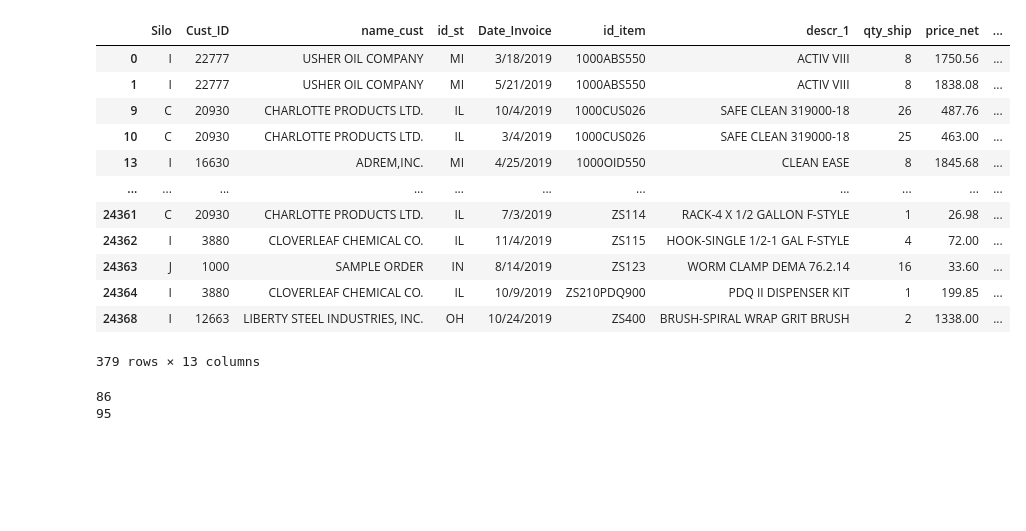
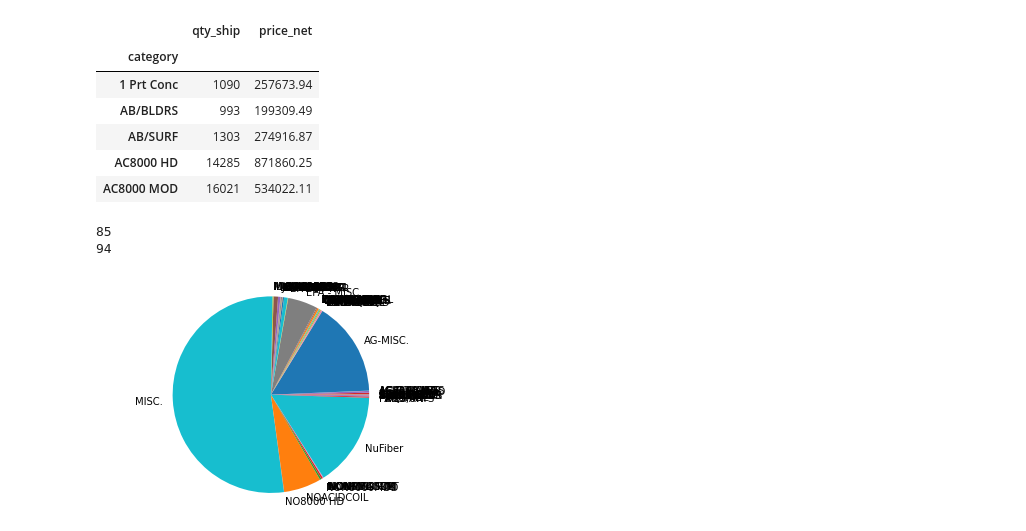
Before and after one commit to aadeba5/Project1, a Jupyter notebook: Nuance_Eric.ipynb, the cells around one changed output. Cells and saved outputs as stored; diff of their text form; code cells hidden in the pictures; blank space fills up the shorter version.

Commit message:
Updated sales csv

```diff
--- a/Nuance_Eric.ipynb
+++ b/Nuance_Eric.ipynb
@@ -61,25 +61,19 @@ twenty_19_sales
 # %%
-category_sales_2019 = twenty_19_sales.groupby(['code_cat_prdt'])
-category_sales_2020 = twenty_20_sales.groupby(['code_cat_prdt'])
+category_sales_2019 = twenty_19_sales.groupby(['category']).sum()
+category_sales_2020 = twenty_20_sales.groupby(['category'])
 # %%
-category_sales_2019.head()
+category_sales_2019.
 # %% [output]
-|  | Silo | Cust_ID | name_cust | id_st | Date_Invoice | id_item | descr_1 | qty_ship | price_net | ... |
-| 0 | I | 22777 | USHER OIL COMPANY | MI | 3/18/2019 | 1000ABS550 | ACTIV VIII | 8 | 1750.56 | ... |
-| 1 | I | 22777 | USHER OIL COMPANY | MI | 5/21/2019 | 1000ABS550 | ACTIV VIII | 8 | 1838.08 | ... |
-| 9 | C | 20930 | CHARLOTTE PRODUCTS LTD. | IL | 10/4/2019 | 1000CUS026 | SAFE CLEAN 319000-18 | 26 | 487.76 | ... |
-| 10 | C | 20930 | CHARLOTTE PRODUCTS LTD. | IL | 3/4/2019 | 1000CUS026 | SAFE CLEAN 319000-18 | 25 | 463.00 | ... |
-| 13 | I | 16630 | ADREM,INC. | MI | 4/25/2019 | 1000OID550 | CLEAN EASE | 8 | 1845.68 | ... |
-| ... | ... | ... | ... | ... | ... | ... | ... | ... | ... | ... |
-| 24361 | C | 20930 | CHARLOTTE PRODUCTS LTD. | IL | 7/3/2019 | ZS114 | RACK-4 X 1/2 GALLON F-STYLE | 1 | 26.98 | ... |
-| 24362 | I | 3880 | CLOVERLEAF CHEMICAL CO. | IL | 11/4/2019 | ZS115 | HOOK-SINGLE 1/2-1 GAL F-STYLE | 4 | 72.00 | ... |
-| 24363 | J | 1000 | SAMPLE ORDER | IN | 8/14/2019 | ZS123 | WORM CLAMP DEMA 76.2.14 | 16 | 33.60 | ... |
-| 24364 | I | 3880 | CLOVERLEAF CHEMICAL CO. | IL | 10/9/2019 | ZS210PDQ900 | PDQ II DISPENSER KIT | 1 | 199.85 | ... |
-| 24368 | I | 12663 | LIBERTY STEEL INDUSTRIES, INC. | OH | 10/24/2019 | ZS400 | BRUSH-SPIRAL WRAP GRIT BRUSH | 2 | 1338.00 | ... |
+|  | qty_ship | price_net |
+| category |  |  |
+| 1 Prt Conc | 1090 | 257673.94 |
+| AB/BLDRS | 993 | 199309.49 |
+| AB/SURF | 1303 | 274916.87 |
+| AC8000 HD | 14285 | 871860.25 |
+| AC8000 MOD | 16021 | 534022.11 |
-379 rows × 13 columns
 # %%
 print(len(category_sales_2019))
 print(len(category_sales_2020))
 # %% [output]
-86
-95
+85
+94
@@ -86 +82,7 @@ print(len(category_sales_2020))
+# %%
+plt.pie(category_sales_2019['qty_ship'], labels = labels)
+plt.axis("equal")
+plt.show()
+# %% [output]
+[figure, added]
 # %%
```
Also changed, not shown: parts of 5 cells of this notebook, 1 other file.
